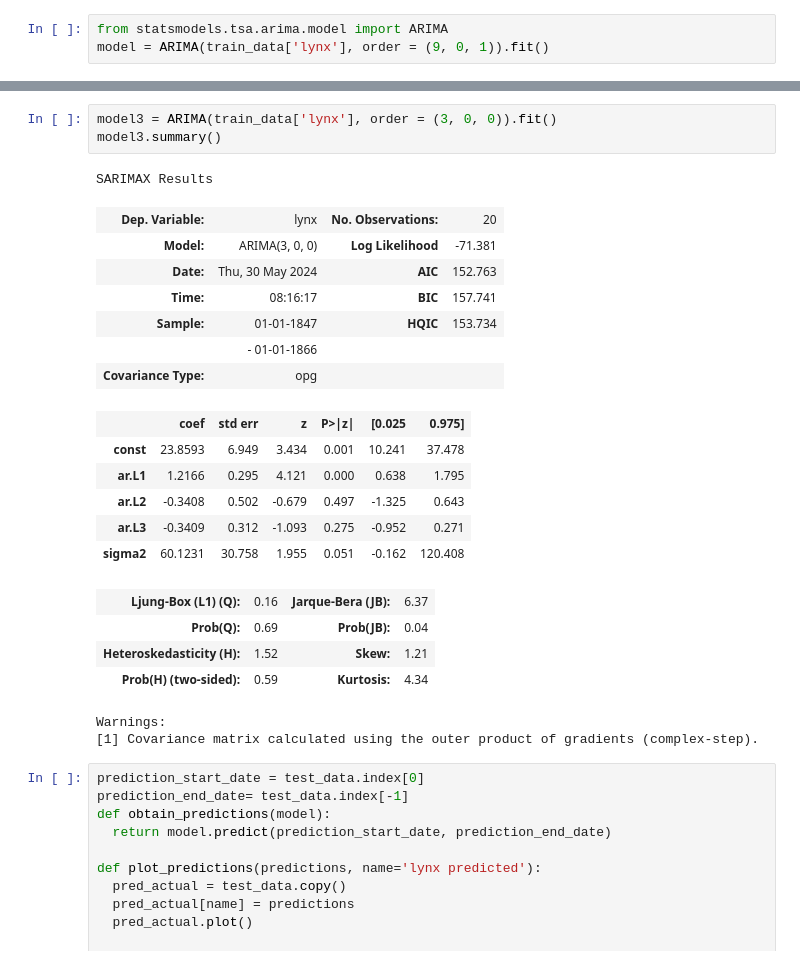
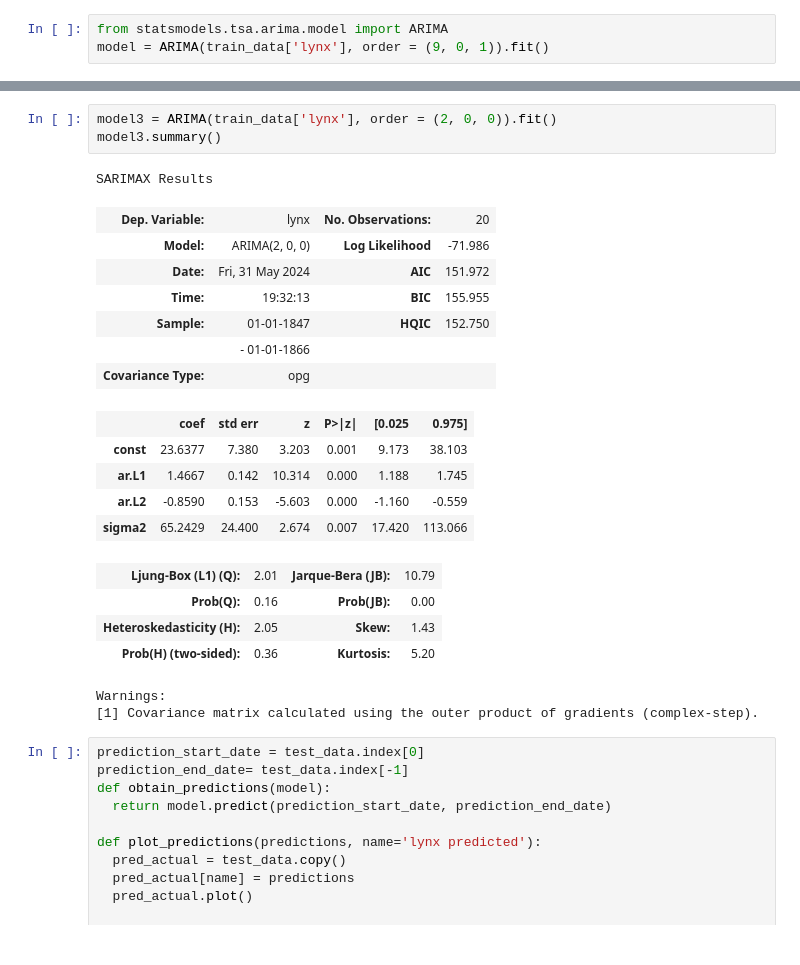
Before and after one commit to AdriaCoding/ADM2, a Jupyter notebook: project2_time_series.ipynb, the cells around one changed output, grey strips where cells are left out. Drawn from its saved outputs; the diff is of its cells as text.

```diff
--- a/project2_time_series.ipynb
+++ b/project2_time_series.ipynb
@@ -144,27 +141,26 @@ SARIMAX Results
 Warnings:
 [1] Covariance matrix calculated using the outer product of gradients (complex-step).
 # %%
-model3 = ARIMA(train_data['lynx'], order = (3, 0, 0)).fit()
+model3 = ARIMA(train_data['lynx'], order = (2, 0, 0)).fit()
 model3.summary()
 # %% [output]
 SARIMAX Results
 | Dep. Variable: | lynx | No. Observations: | 20 |
-| Model: | ARIMA(3, 0, 0) | Log Likelihood | -71.381 |
-| Date: | Thu, 30 May 2024 | AIC | 152.763 |
-| Time: | 08:16:17 | BIC | 157.741 |
-| Sample: | 01-01-1847 | HQIC | 153.734 |
+| Model: | ARIMA(2, 0, 0) | Log Likelihood | -71.986 |
+| Date: | Fri, 31 May 2024 | AIC | 151.972 |
+| Time: | 19:32:13 | BIC | 155.955 |
+| Sample: | 01-01-1847 | HQIC | 152.750 |
 |  | - 01-01-1866 |  |  |
 | Covariance Type: | opg |  |  |
 |  | coef | std err | z | P>|z| | [0.025 | 0.975] |
-| const | 23.8593 | 6.949 | 3.434 | 0.001 | 10.241 | 37.478 |
-| ar.L1 | 1.2166 | 0.295 | 4.121 | 0.000 | 0.638 | 1.795 |
-| ar.L2 | -0.3408 | 0.502 | -0.679 | 0.497 | -1.325 | 0.643 |
-| ar.L3 | -0.3409 | 0.312 | -1.093 | 0.275 | -0.952 | 0.271 |
-| sigma2 | 60.1231 | 30.758 | 1.955 | 0.051 | -0.162 | 120.408 |
+| const | 23.6377 | 7.380 | 3.203 | 0.001 | 9.173 | 38.103 |
+| ar.L1 | 1.4667 | 0.142 | 10.314 | 0.000 | 1.188 | 1.745 |
+| ar.L2 | -0.8590 | 0.153 | -5.603 | 0.000 | -1.160 | -0.559 |
+| sigma2 | 65.2429 | 24.400 | 2.674 | 0.007 | 17.420 | 113.066 |
-| Ljung-Box (L1) (Q): | 0.16 | Jarque-Bera (JB): | 6.37 |
-| Prob(Q): | 0.69 | Prob(JB): | 0.04 |
-| Heteroskedasticity (H): | 1.52 | Skew: | 1.21 |
-| Prob(H) (two-sided): | 0.59 | Kurtosis: | 4.34 |
+| Ljung-Box (L1) (Q): | 2.01 | Jarque-Bera (JB): | 10.79 |
+| Prob(Q): | 0.16 | Prob(JB): | 0.00 |
+| Heteroskedasticity (H): | 2.05 | Skew: | 1.43 |
+| Prob(H) (two-sided): | 0.36 | Kurtosis: | 5.20 |
 Warnings:
 [1] Covariance matrix calculated using the outer product of gradients (complex-step).
 # %%
```
Also changed, not shown: parts of 29 cells of this notebook.
